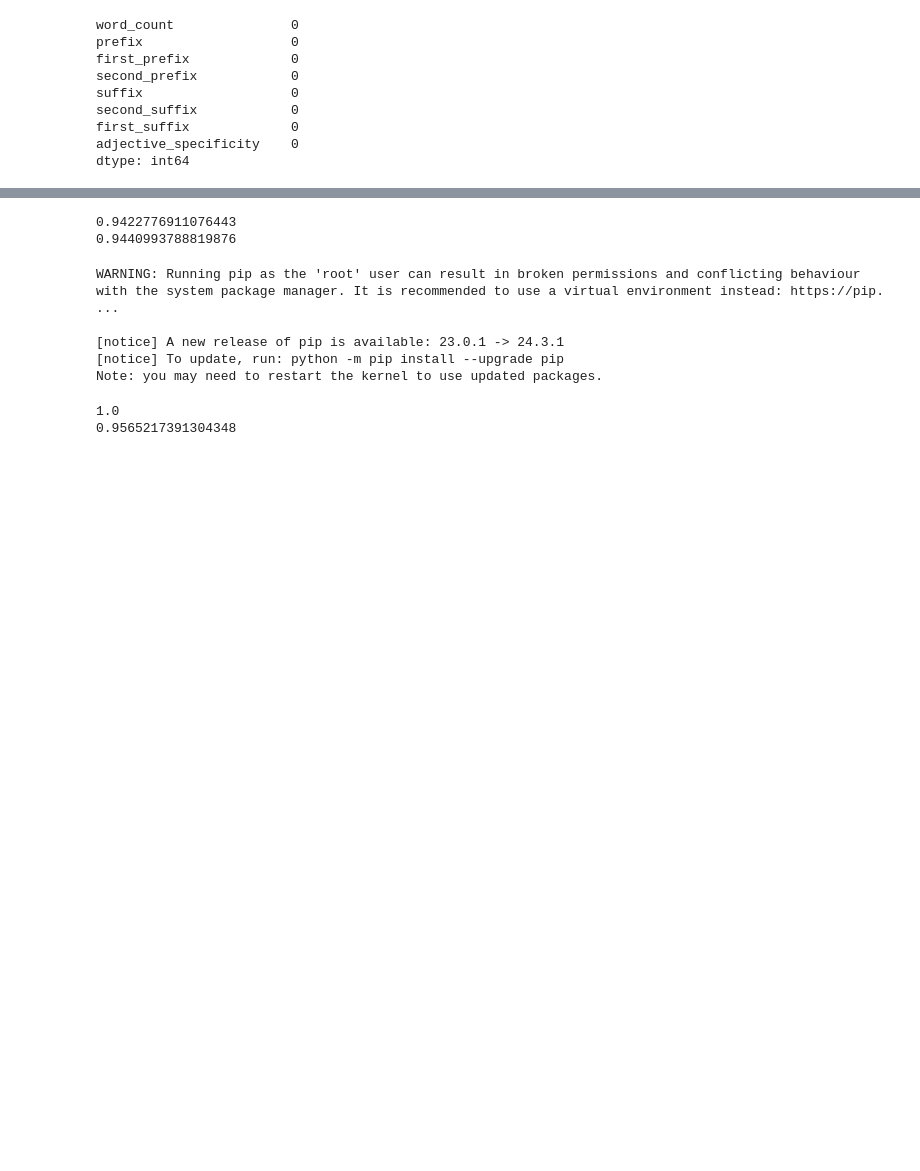
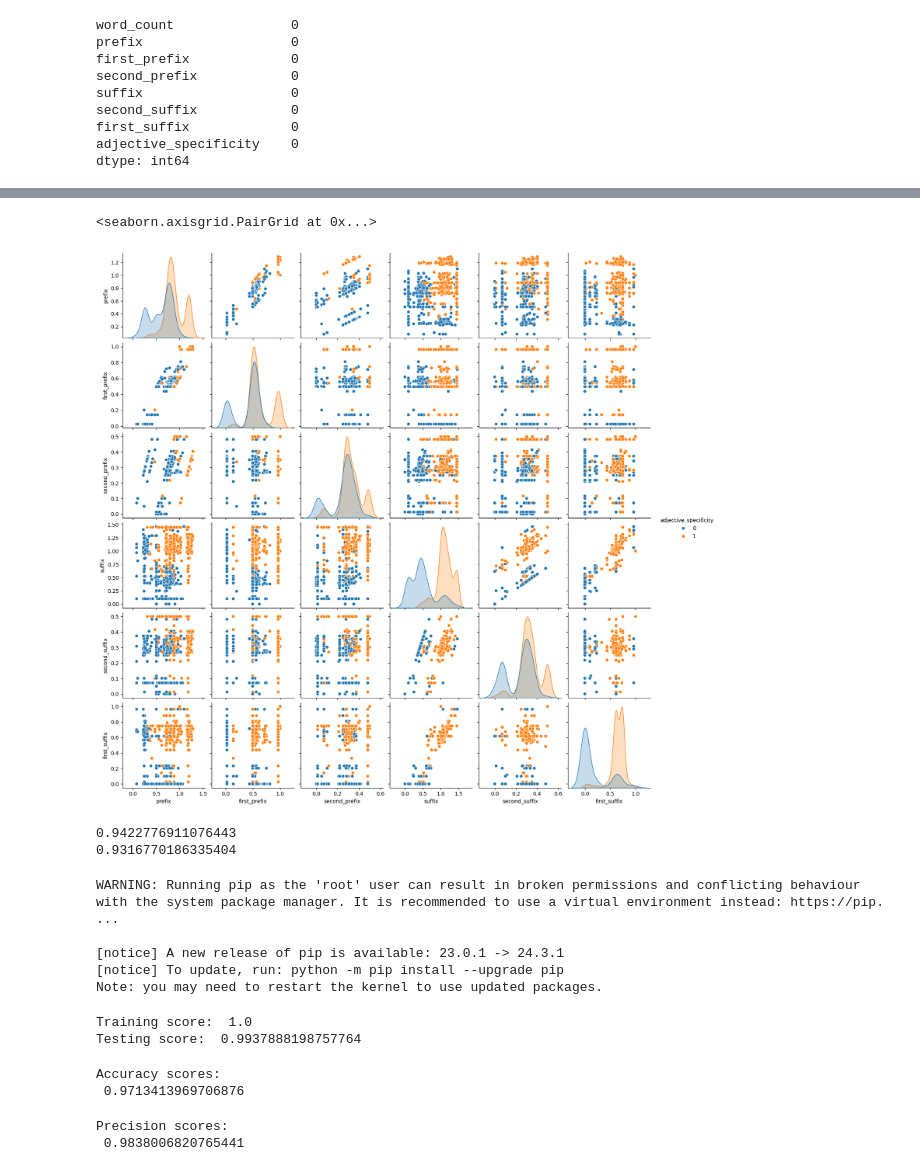
Before and after one commit to yordanoswuletaw/simp-lsan, a Jupyter notebook: smp-lsan-v3.ipynb, the cells around one changed output, grey strips where cells are left out. Saved outputs shown, nothing was run; the diff lists cells and outputs as text; code cells hidden in the pictures; blank space fills up the shorter version.

```diff
--- a/smp-lsan-v3.ipynb
+++ b/smp-lsan-v3.ipynb
@@ -181,14 +185,19 @@ plt.show()
+# %%
+snb.pairplot(df, hue='adjective_specificity')
+# %% [output]
+<seaborn.axisgrid.PairGrid at 0x...>
+[figure, added]
 # %%
-y_train = df['adjective_specificity'].values
-X_train = df.drop(columns='adjective_specificity').values
-X_train, X_test, y_train, y_test = train_test_split(X_train, y_train, test_size=0.2, random_state=0)
+y = df['adjective_specificity'].values
+X = df.drop(columns='adjective_specificity').values
+X_train, X_test, y_train, y_test = train_test_split(X, y, test_size=0.2, random_state=0)
 
 clf = LogisticRegression(random_state=1).fit(X_train, y_train)
 print(clf.score(X_train, y_train))
 print(clf.score(X_test, y_test))
 # %% [output]
 0.9422776911076443
-0.9440993788819876
+0.9316770186335404
 # %%
 %pip install -U -q xgboost
 # %% [output]
@@ -201,8 +210,25 @@ Note: you may need to restart the kernel to use updated packages.
 from xgboost import XGBClassifier
 model = XGBClassifier()
 model.fit(X_train, y_train)
-print(model.score(X_train, y_train))
-print(model.score(X_test, y_test))
+print('Training score: ', model.score(X_train, y_train))
+print('Testing score: ', model.score(X_test, y_test))
 # %% [output]
-1.0
-0.9565217391304348
+Training score:  1.0
+Testing score:  0.9937888198757764
+# %%
+from sklearn.model_selection import cross_val_score
+scores = cross_val_score(model, X, y,
+                              cv=7,
+                              scoring='accuracy')
+print("Accuracy scores:\n", scores.mean())
+# %% [output]
+Accuracy scores:
+ 0.9713413969706876
+# %%
+scores = cross_val_score(model, X, y,
+                              cv=7,
+                              scoring='precision')
+print("Precision scores:\n", scores.mean())
+# %% [output]
+Precision scores:
+ 0.9838006820765441
```
Also changed, not shown: parts of 9 cells of this notebook, 1 other file.
